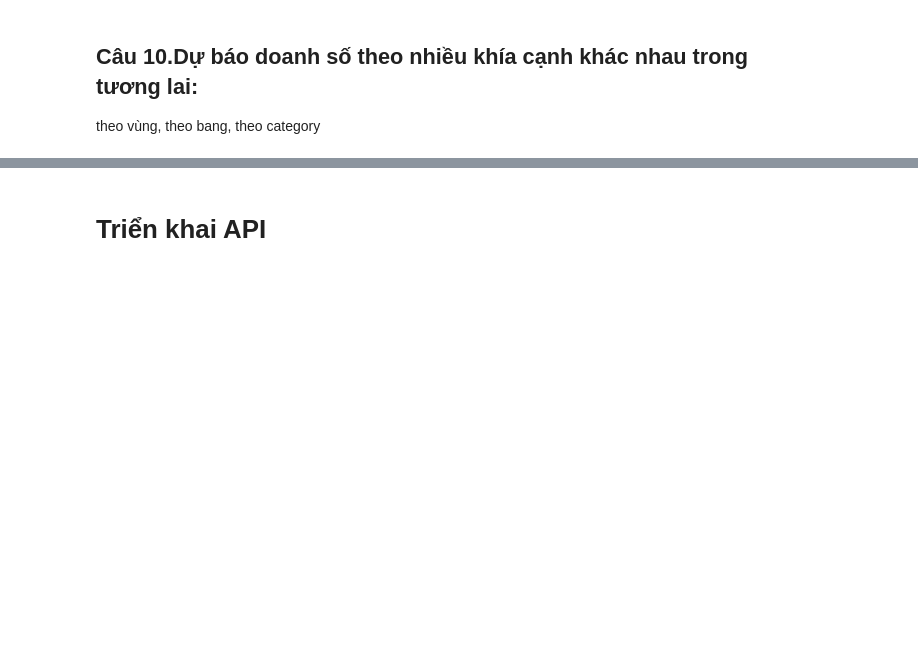
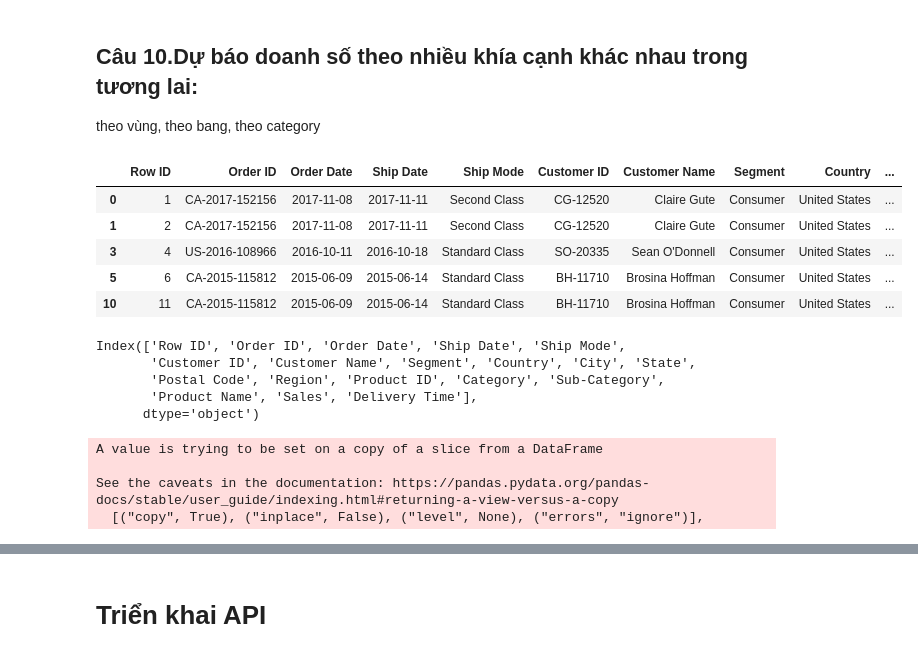
Before and after one commit to khanh22mse23057/python4engineer-assignments, a Jupyter notebook: FinalAssignments_Practice&Build_API_with_Superstore_Sales_Dataset_Analysis.ipynb, the cells around one changed output, grey strips where cells are left out. Drawn from its saved outputs; the diff is of its cells as text; code cells hidden in the pictures; blank space fills up the shorter version.

```diff
--- a/FinalAssignments_Practice&Build_API_with_Superstore_Sales_Dataset_Analysis.ipynb
+++ b/FinalAssignments_Practice&Build_API_with_Superstore_Sales_Dataset_Analysis.ipynb
@@ -334,3 +391,37 @@ revenue_by_category_data.plot(kind="pie")
 # %% [markdown]
 ## Câu 10.Dự báo doanh số theo nhiều khía cạnh khác nhau trong tương lai:
 theo vùng, theo bang, theo category
+# %%
+#Theo dữ liệu đầu vào, quan sát trên dữ liệu category
+# -----------------------------Check Category--------------------------------------
+# ['Furniture' 'Office Supplies' 'Technology']
+
+furniture = data.loc[data['Category']== 'Furniture']
+furniture.head()
+# %% [output]
+|  | Row ID | Order ID | Order Date | Ship Date | Ship Mode | Customer ID | Customer Name | Segment | Country | ... |
+| 0 | 1 | CA-2017-152156 | 2017-11-08 | 2017-11-11 | Second Class | CG-12520 | Claire Gute | Consumer | United States | ... |
+| 1 | 2 | CA-2017-152156 | 2017-11-08 | 2017-11-11 | Second Class | CG-12520 | Claire Gute | Consumer | United States | ... |
+| 3 | 4 | US-2016-108966 | 2016-10-11 | 2016-10-18 | Standard Class | SO-20335 | Sean O'Donnell | Consumer | United States | ... |
+| 5 | 6 | CA-2015-115812 | 2015-06-09 | 2015-06-14 | Standard Class | BH-11710 | Brosina Hoffman | Consumer | United States | ... |
+| 10 | 11 | CA-2015-115812 | 2015-06-09 | 2015-06-14 | Standard Class | BH-11710 | Brosina Hoffman | Consumer | United States | ... |
+# %%
+furniture.columns
+# %% [output]
+Index(['Row ID', 'Order ID', 'Order Date', 'Ship Date', 'Ship Mode',
+       'Customer ID', 'Customer Name', 'Segment', 'Country', 'City', 'State',
+       'Postal Code', 'Region', 'Product ID', 'Category', 'Sub-Category',
+       'Product Name', 'Sales', 'Delivery Time'],
+      dtype='object')
+# %%
+r_col = ['Row ID', 'Order ID', 'Order Date', 'Ship Date', 'Ship Mode',
+       'Customer ID', 'Customer Name', 'Segment', 'Country', 'City', 'State',
+       'Postal Code', 'Region', 'Product ID', 'Category', 'Sub-Category',
+       'Product Name', 'Sales', 'Delivery Time']
+
+furniture.drop(r_col, axis =1, inplace=True)
+# %% [output]
+A value is trying to be set on a copy of a slice from a DataFrame
+
+See the caveats in the documentation: https://pandas.pydata.org/pandas-docs/stable/user_guide/indexing.html#returning-a-view-versus-a-copy
+  [("copy", True), ("inplace", False), ("level", None), ("errors", "ignore")],
```
Also changed, not shown: parts of 14 cells of this notebook.
